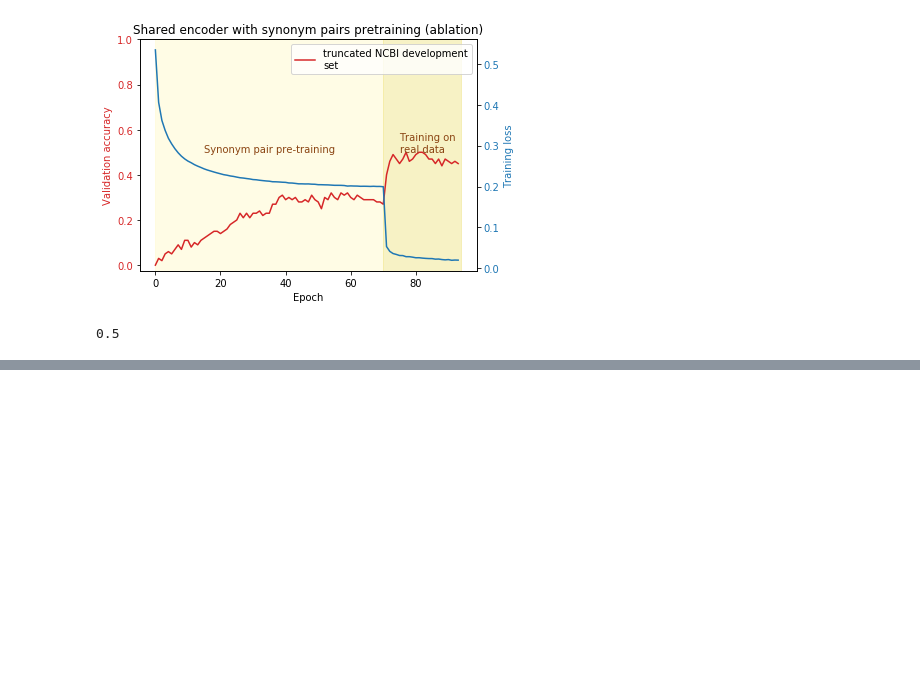
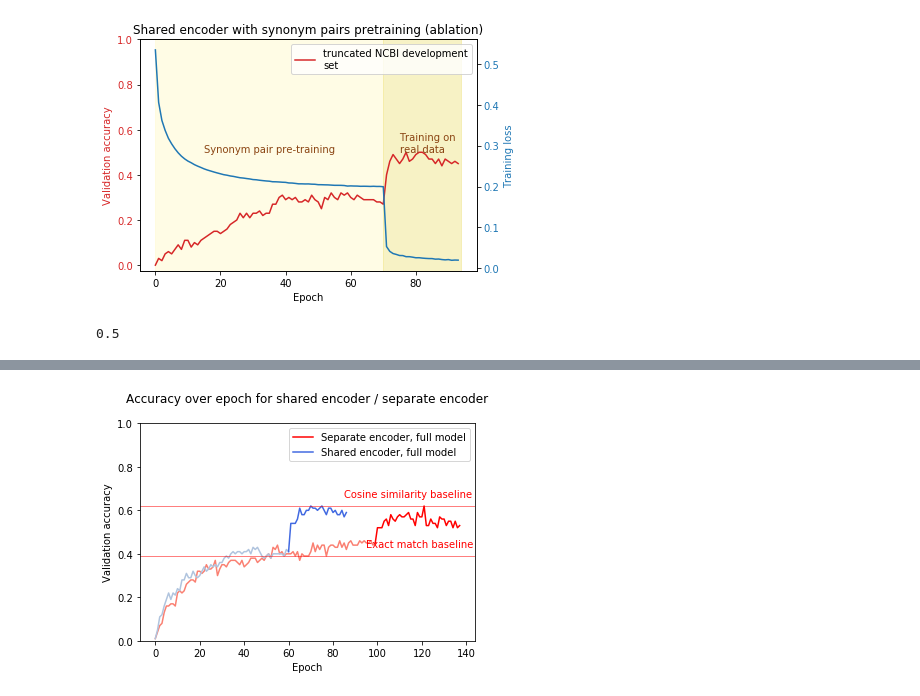
Before and after one commit to fshdnc/disease_normalization, a Jupyter notebook: src/expt_pretraining.ipynb, the cells around one changed output, grey strips where cells are left out. Saved outputs shown, nothing was run; the diff lists cells and outputs as text; code cells hidden in the pictures; blank space fills up the shorter version.

```diff
--- a/src/expt_pretraining.ipynb
+++ b/src/expt_pretraining.ipynb
@@ -456,0 +518,34 @@ print('\n{0}\n'.format(max(acc_syn_shared_abl_dev_pretraining+acc_syn_shared_abl
+# %%
+%matplotlib inline
+import matplotlib.pyplot as plt
+
+# synpair pretraining
+
+#plt.ylim(0,1)
+
+plt.ylim(top=1)
+
+# sep, full
+plt.plot([*range(len(acc_syn_sep_full_dev_pretraining))],acc_syn_sep_full_dev_pretraining,color='salmon')
+plt.plot([*range(len(acc_syn_sep_full_dev_pretraining)-1,len(acc_syn_sep_full_dev_pretraining)+len(acc_syn_sep_full_dev_cont))],[acc_syn_sep_full_dev_pretraining[-1]]+acc_syn_sep_full_dev_cont,label='Separate encoder, full model',color='red')
+
+# shared, full
+plt.plot([*range(len(acc_syn_shared_full_dev_pretraining))],acc_syn_shared_full_dev_pretraining,color='lightsteelblue')
+plt.plot([*range(len(acc_syn_shared_full_dev_pretraining)-1,len(acc_syn_shared_full_dev_pretraining)+len(acc_syn_shared_full_dev_cont))],[acc_syn_shared_full_dev_pretraining[-1]]+acc_syn_shared_full_dev_cont,label='Shared encoder, full model',color='royalblue')
+
+#plt.plot(acc_syn_sep_full_dev_pretraining+acc_syn_sep_full_dev_cont,label='Separate encoder, full model',color='darkorange')
+#plt.plot(acc_syn_shared_full_dev_pretraining+acc_syn_shared_full_dev_cont,label='Shared encoder, full model',color='royalblue')
+
+# baseline
+plt.axhline(0.39, color='red',linewidth=0.5)
+plt.text(95,0.43,'Exact match baseline',color='red')
+plt.axhline(0.62, color='red',linewidth=0.5)
+plt.text(85,0.66,'Cosine similarity baseline',color='red')
+
+plt.xlabel('Epoch')
+plt.ylabel('Validation accuracy')
+plt.legend()
+plt.title('Accuracy over epoch for shared encoder / separate encoder\n')
+plt.show()
+# %% [output]
+[figure, added]
```
Also changed, not shown: parts of 2 cells of this notebook, 1 other file.
